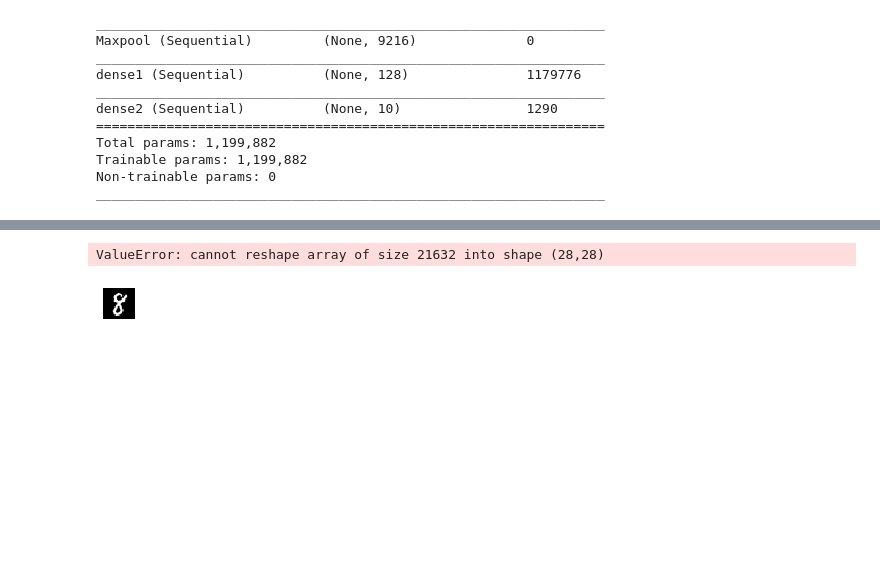
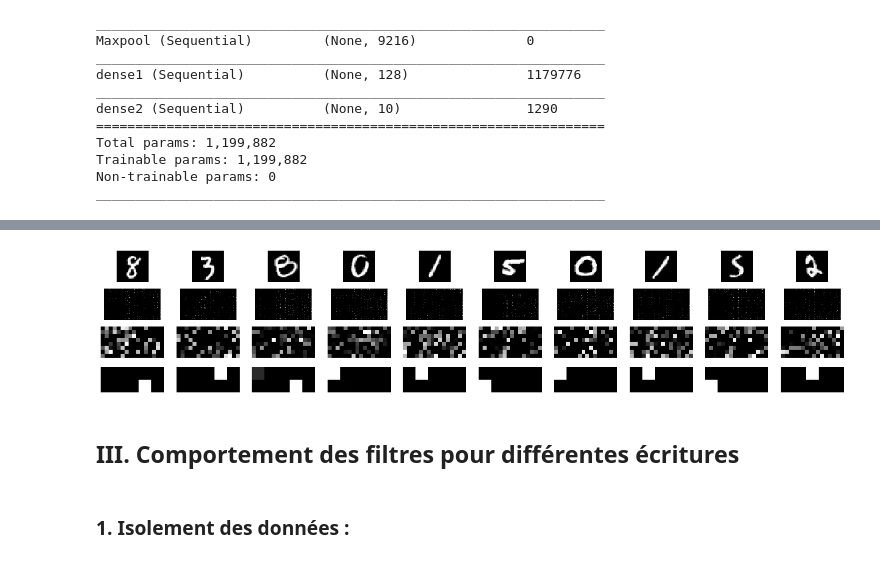
Before and after one commit to rgear/projet_BE, a Jupyter notebook: Mnist_intermediaire.ipynb, the cells around one changed output, grey strips where cells are left out. Drawn from its saved outputs; the diff is of its cells as text; code cells hidden in the pictures; blank space fills up the shorter version.

```diff
--- a/Mnist_intermediaire.ipynb
+++ b/Mnist_intermediaire.ipynb
@@ -279,6 +259,0 @@ False
-# %%
-fig = plt.figure(figsize=(20, 4))
-ax = fig.add_subplot(1,1,1)
-ax.imshow(Conv2D_1_imgs[0,:,:,9])
-ax.get_xaxis().set_visible(False)
-ax.get_yaxis().set_visible(False)
@@ -287,14 +259,0 @@ ax.get_yaxis().set_visible(False)
-# %%
-fig = plt.figure(figsize=(20, 4))
-ax = fig.add_subplot(1,1,1)
-plt.imshow(X_test_conv[3].reshape(28, 28))
-plt.gray()
-ax.get_xaxis().set_visible(False)
-ax.get_yaxis().set_visible(False)
-
-for i in range(32):
-    fig = plt.figure(figsize=(20, 4))
-    ax = fig.add_subplot(1,1,1)
-    ax.imshow(Conv2D_1_imgs[3,:,:,i])
-    ax.get_xaxis().set_visible(False)
-    ax.get_yaxis().set_visible(False)
@@ -332,55 +341,43 @@ def selection_4(img) : # img correspond a l ensemble des sortie pour UNE SEULE i
 # %%
 import matplotlib.pyplot as plt
 
 n = 10  # how many digits we will display
 plt.figure(figsize=(20, 4))
 for i in range(n):
     # display original
-    ax = plt.subplot(6, n, i + 1)
+    ax = plt.subplot(4, n, i + 1)
     plt.imshow(X_test_conv[i].reshape(28, 28))
     plt.gray()
     ax.get_xaxis().set_visible(False)
     ax.get_yaxis().set_visible(False)
 
-    # display output first layer Conv2D
-    ax = plt.subplot(6, n, i + 1)
-    plt.imshow(Conv2D_1_imgs[i].reshape(26, 26))
+
+    ax = plt.subplot(4, n, i + 1 + n)
+    plt.imshow(Maxpool_imgs[i].reshape(72, 128))
     plt.gray()
     ax.get_xaxis().set_visible(False)
     ax.get_yaxis().set_visible(False)
 
 
-
-    # display output second layer Conv2D
-    ax = plt.subplot(6, n, i + 1 + n)
-    plt.imshow(Conv2D_2_imgs[i].reshape(2, 5))
-    plt.gray()
-    ax.get_xaxis().set_visible(False)
-    ax.get_yaxis().set_visible(False)
-
-    # display output  layer Maxpool
-    ax = plt.subplot(6, n, i + 1 + 2*n)
-    plt.imshow(Maxpool_imgs[i].reshape(28, 28))
-    plt.gray()
-    ax.get_xaxis().set_visible(False)
-    ax.get_yaxis().set_visible(False)
-
     # display output first layer Dense
-    ax = plt.subplot(6, n, i + 1 + 3*n)
-    plt.imshow(Dense1_imgs[i].reshape(2, 5))
+    ax = plt.subplot(4, n, i + 1 + 2*n)
+    plt.imshow(Dense1_imgs[i].reshape(8, 16))
     plt.gray()
     ax.get_xaxis().set_visible(False)
     ax.get_yaxis().set_visible(False)
 
     # display output last layer Dense
-    ax = plt.subplot(6, n, i + 1 + 4*n )
-    plt.imshow(Dense2_imgs[i].reshape(28, 28))
+    ax = plt.subplot(4, n, i + 1 + 3*n )
+    plt.imshow(Dense2_imgs[i].reshape(2, 5))
     plt.gray()
     ax.get_xaxis().set_visible(False)
     ax.get_yaxis().set_visible(False)
 
 
 plt.show()
 # %% [output]
-ValueError: cannot reshape array of size 21632 into shape (28,28)
-[figure, old version]
+[figure, new version]
+# %% [markdown]
+## III. Comportement des filtres pour différentes écritures
+# %% [markdown]
+### 1. Isolement des données :
```
Also changed, not shown: parts of 21 cells of this notebook.
